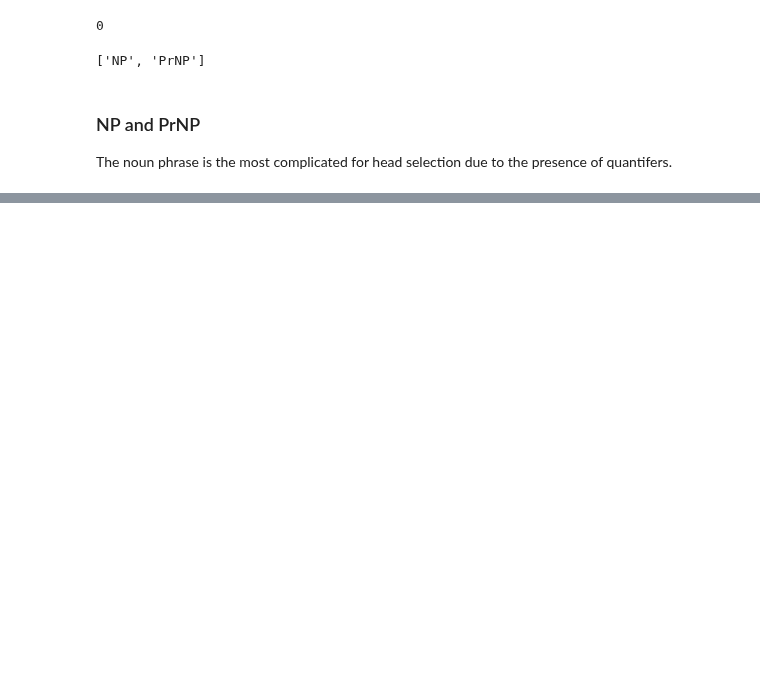
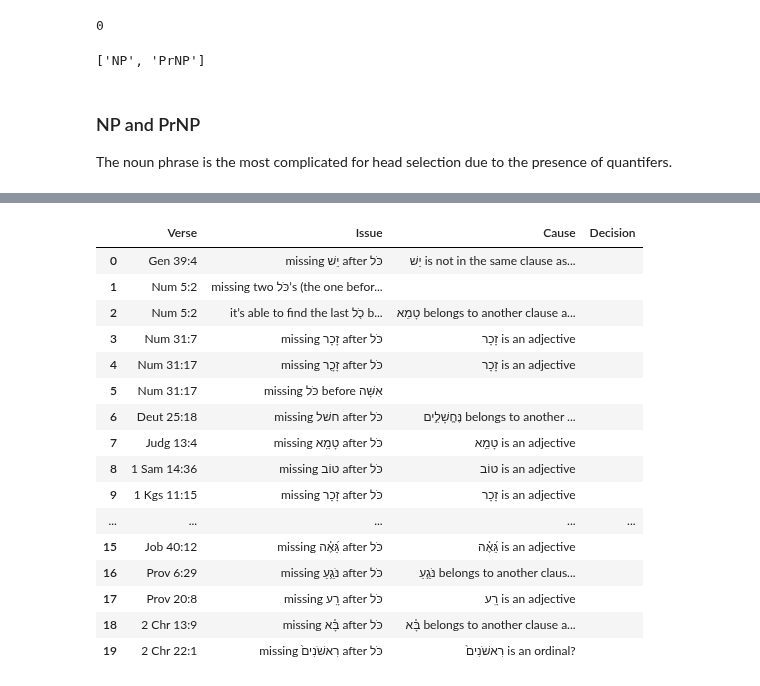
Before and after one commit to ETCBC/lingo, a Jupyter notebook: heads/getting_heads2.ipynb, the cells around one changed output, grey strips where cells are left out. Saved outputs shown, nothing was run; the diff lists cells and outputs as text; code cells hidden in the pictures; blank space fills up the shorter version.

Commit message:
heads2 work; ku eval added

```diff
--- a/heads/getting_heads2.ipynb
+++ b/heads/getting_heads2.ipynb
@@ -664,0 +727,22 @@ intj woe
+# %%
+ku_eval = pd.read_csv('stephen_ku_heads_eval.csv', header=1).fillna('')
+ku_eval['Decision'] = ''
+ku_eval
+# %% [output]
+|  | Verse | Issue | Cause | Decision |
+| 0 | Gen 39:4 | missing יֵשׁ after כֹּל | יֵשׁ is not in the same clause as... |  |
+| 1 | Num 5:2 | missing two כֹּל’s (the one befor... |  |  |
+| 2 | Num 5:2 | it’s able to find the last כֹ֖ל b... | טָמֵא belongs to another clause a... |  |
+| 3 | Num 31:7 | missing זָכָר after כֹּל | זָכָר is an adjective |  |
+| 4 | Num 31:17 | missing זָכָ֖ר after כֹּל | זָכָר is an adjective |  |
+| 5 | Num 31:17 | missing כֹּל before אִשָּׁה |  |  |
+| 6 | Deut 25:18 | missing חשׁל after כֹּל | נֶּחֱשָׁלִ֣ים belongs to another ... |  |
+| 7 | Judg 13:4 | missing טָמֵֽא after כֹּל | טָמֵֽא is an adjective |  |
+| 8 | 1 Sam 14:36 | missing טוֹב after כֹּל | טוֹב is an adjective |  |
+| 9 | 1 Kgs 11:15 | missing זָכָר after כֹּל | זָכָר is an adjective |  |
+| ... | ... | ... | ... | ... |
+| 15 | Job 40:12 | missing גֵּ֝אֶ֗ה after כֹּל | גֵּ֝אֶ֗ה is an adjective |  |
+| 16 | Prov 6:29 | missing נֹּגֵ֥עַ after כֹּל | נֹּגֵ֥עַ belongs to another claus... |  |
+| 17 | Prov 20:8 | missing רָֽע after כֹּל | רָֽע is an adjective |  |
+| 18 | 2 Chr 13:9 | missing בָּ֗א after כֹּל | בָּ֗א belongs to another clause a... |  |
+| 19 | 2 Chr 22:1 | missing רִאשֹׁנִים֙ after כֹּל | רִאשֹׁנִים֙ is an ordinal? |  |
```
Also changed, not shown: parts of 23 cells of this notebook, 1 other file.
